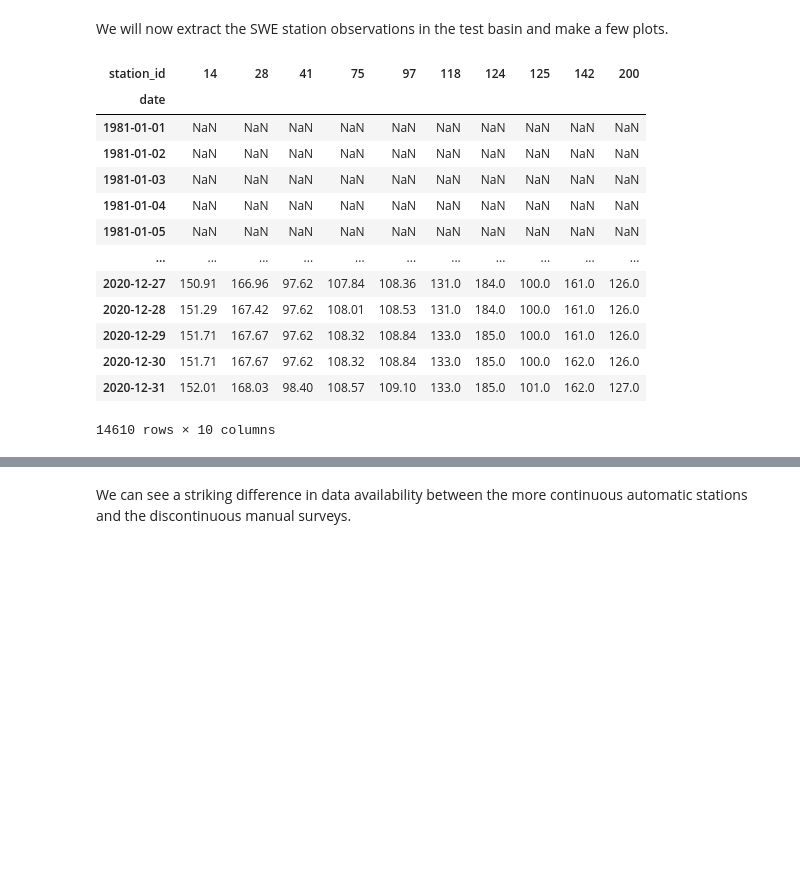
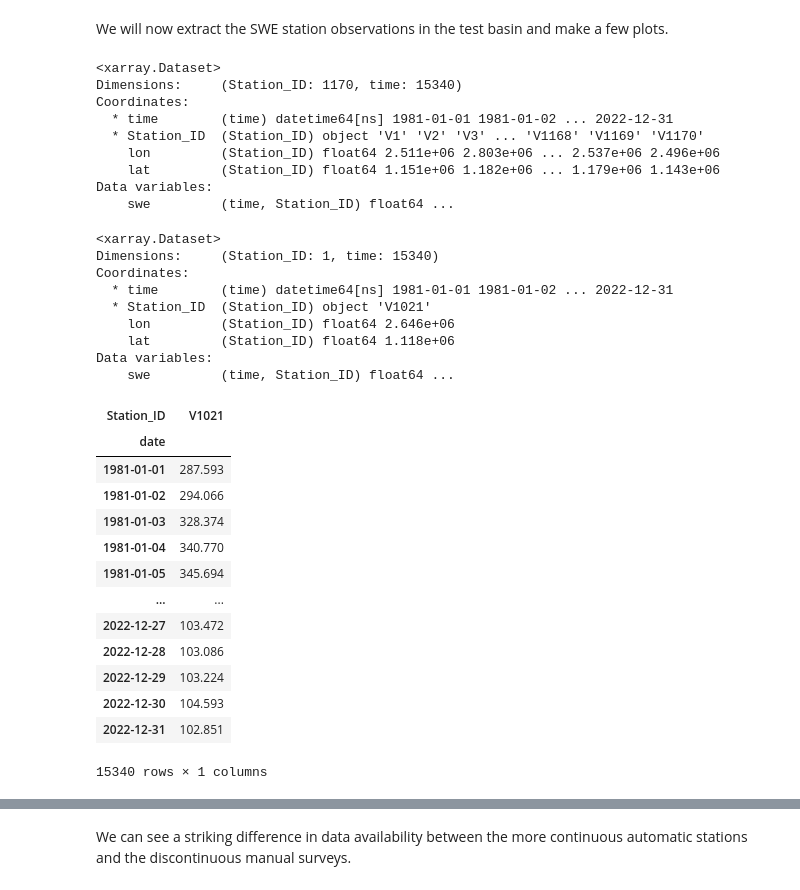
Before and after one commit to Laurin-98/FROSTBYTE_PREVAH, a Jupyter notebook: notebooks/3_SWEPreprocessing_without_P_gapfilling.ipynb, the cells around one changed output, grey strips where cells are left out. Saved outputs shown, nothing was run; the diff lists cells and outputs as text; code cells hidden in the pictures; blank space fills up the shorter version.

Commit message:
run_regime_classification.ipynb gelaufen, nival basins bestummen und 1-5 funktioniert

```diff
--- a/notebooks/3_SWEPreprocessing_without_P_gapfilling.ipynb
+++ b/notebooks/3_SWEPreprocessing_without_P_gapfilling.ipynb
@@ -113,7 +113,8 @@ logger.debug(f'percentage of observations to remove for artificial gap filling:
 # %%
 # Read SWE station observations NetCDF
 SWE_stations_ds = xr.open_dataset(settings['SWE_obs_path'])
-SWE_stations_ds = SWE_stations_ds.assign_coords({'lon':SWE_stations_ds.lon, 'lat':SWE_stations_ds.lat, 'station_id':SWE_stations_ds.station_id}).swe
+display(SWE_stations_ds)
+SWE_stations_ds = SWE_stations_ds.assign_coords({'lon':SWE_stations_ds.lon, 'lat':SWE_stations_ds.lat, 'Station_ID':SWE_stations_ds.Station_ID}).swe
 #SWE_stations_ds = SWE_stations_ds.assign_coords({'lon':SWE_stations_ds.lon, 'lat':SWE_stations_ds.lat, 'station_name':SWE_stations_ds.station_name}).snw
 SWE_stations_ds = SWE_stations_ds.to_dataset()
 
@@ -132,5 +141,5 @@ Data variables:
 # %%
-SWE_stations_ds = SWE_stations_ds.rename({"Station_ID": "station_name"})
+#SWE_stations_ds = SWE_stations_ds.rename({"Station_ID": "station_name"})
 print(SWE_stations_ds)
 # %% [output]
 <xarray.Dataset>
@@ -198,13 +206,13 @@ display(SWE_stations_gdf)
 # %%
 #LNU koordinaten in LV95 umwandeln
 # Überprüfen der Dimensionen der Datenarrays
-print(SWE_stations_ds.station_id.data.shape)
+print(SWE_stations_ds.Station_ID.data.shape)
 print(SWE_stations_ds.lon.data.shape)
 print(SWE_stations_ds.lat.data.shape)
 
 # Erstellen des DataFrames
 data = {
-    'station_id': SWE_stations_ds.station_id.data,
+    'station_id': SWE_stations_ds.Station_ID.data,
     'lon': SWE_stations_ds.lon.data,
     'lat': SWE_stations_ds.lat.data
 }
@@ -212,7 +220,7 @@ df = pd.DataFrame(data)
 
 # Erstellen der Geometrien
 geometry = [Point(xy) for xy in zip(df['lon'], df['lat'])]
-
+"""
 # Definieren des ursprünglichen Koordinatensystems (EPSG:21781)
 crs = "EPSG:21781"
 SWE_stations_gdf = gpd.GeoDataFrame(df, crs=crs, geometry=geometry)
@@ -230,6 +238,7 @@ display(SWE_stations_gdf_lv95)
 
 # Überprüfung der Koordinaten nach Umwandlung
 print("Umgewandelte Koordinaten (EPSG:2056):")
-print(SWE_stations_gdf_lv95[['geometry']])
-SWE_stations_gdf = SWE_stations_gdf_lv95
+"""
+print(SWE_stations_gdf[['geometry']])
+#SWE_stations_gdf = SWE_stations_gdf_lv95
 # %% [output]
@@ -505,6 +490,8 @@ Same comments as for the SWE map above. Note that not all meteorological station
 # %%
 # Read test basin's shapefile
 basins_gdf = gpd.read_file(settings['basins_shp_path'])
+basins_gdf = basins_gdf.rename(columns={"ID": "Station_ID"})
+basins_gdf = basins_gdf.rename(columns={"tezgnr40": "Station_Na"})
 shp_testbasin_gdf = basins_gdf.loc[basins_gdf.Station_ID == test_basin_id]
 #basins_gdf['gauge_id'] = basins_gdf['gauge_id'].astype(str)
 #shp_testbasin_gdf = basins_gdf.loc[basins_gdf.gauge_id == test_basin_id]
@@ -598,30 +563,49 @@ fig = stations_basin_map(shp_testbasin_gdf, test_basin_id, SWE_stations_in_basin
 We will now extract the SWE station observations in the test basin and make a few plots.
 # %%
 # Sub-select SWE station observations in test basin and convert to Pandas DataFrame
-SWE_testbasin_ds = SWE_stations_ds.sel(station_id = SWE_stations_in_basin["station_id"].values)
-
+display(SWE_stations_ds)
+SWE_testbasin_ds = SWE_stations_ds.sel(Station_ID = SWE_stations_in_basin["station_id"].values)
+display(SWE_testbasin_ds)
 # Convert test basin SWE data DataSet to Pandas DataFrame for further analysis
-SWE_testbasin_df = SWE_testbasin_ds.to_dataframe().drop(columns=['lon','lat','station_name']).unstack()['swe'].T
+SWE_testbasin_df = SWE_testbasin_ds.to_dataframe().drop(columns=['lon','lat',]).unstack()['swe'].T
 #SWE_testbasin_df = SWE_testbasin_ds.to_dataframe().drop(columns=['lon','lat','station_name']).unstack()['snw'].T
 SWE_testbasin_df['date'] = SWE_testbasin_df.index.normalize()
 SWE_testbasin_df = SWE_testbasin_df.set_index('date')
 
 display(SWE_testbasin_df)
 # %% [output]
+<xarray.Dataset>
+Dimensions:     (Station_ID: 1170, time: 15340)
+Coordinates:
+  * time        (time) datetime64[ns] 1981-01-01 1981-01-02 ... 2022-12-31
+  * Station_ID  (Station_ID) object 'V1' 'V2' 'V3' ... 'V1168' 'V1169' 'V1170'
+    lon         (Station_ID) float64 2.511e+06 2.803e+06 ... 2.537e+06 2.496e+06
+    lat         (Station_ID) float64 1.151e+06 1.182e+06 ... 1.179e+06 1.143e+06
+Data variables:
+    swe         (time, Station_ID) float64 ...
+<xarray.Dataset>
+Dimensions:     (Station_ID: 1, time: 15340)
+Coordinates:
+  * time        (time) datetime64[ns] 1981-01-01 1981-01-02 ... 2022-12-31
+  * Station_ID  (Station_ID) object 'V1021'
+    lon         (Station_ID) float64 2.646e+06
+    lat         (Station_ID) float64 1.118e+06
+Data variables:
+    swe         (time, Station_ID) float64 ...
-| station_id | 14 | 28 | 41 | 75 | 97 | 118 | 124 | 125 | 142 | 200 |
-| date |  |  |  |  |  |  |  |  |  |  |
-| 1981-01-01 | NaN | NaN | NaN | NaN | NaN | NaN | NaN | NaN | NaN | NaN |
-| 1981-01-02 | NaN | NaN | NaN | NaN | NaN | NaN | NaN | NaN | NaN | NaN |
-| 1981-01-03 | NaN | NaN | NaN | NaN | NaN | NaN | NaN | NaN | NaN | NaN |
-| 1981-01-04 | NaN | NaN | NaN | NaN | NaN | NaN | NaN | NaN | NaN | NaN |
-| 1981-01-05 | NaN | NaN | NaN | NaN | NaN | NaN | NaN | NaN | NaN | NaN |
-| ... | ... | ... | ... | ... | ... | ... | ... | ... | ... | ... |
-| 2020-12-27 | 150.91 | 166.96 | 97.62 | 107.84 | 108.36 | 131.0 | 184.0 | 100.0 | 161.0 | 126.0 |
-| 2020-12-28 | 151.29 | 167.42 | 97.62 | 108.01 | 108.53 | 131.0 | 184.0 | 100.0 | 161.0 | 126.0 |
-| 2020-12-29 | 151.71 | 167.67 | 97.62 | 108.32 | 108.84 | 133.0 | 185.0 | 100.0 | 161.0 | 126.0 |
-| 2020-12-30 | 151.71 | 167.67 | 97.62 | 108.32 | 108.84 | 133.0 | 185.0 | 100.0 | 162.0 | 126.0 |
-| 2020-12-31 | 152.01 | 168.03 | 98.40 | 108.57 | 109.10 | 133.0 | 185.0 | 101.0 | 162.0 | 127.0 |
+| Station_ID | V1021 |
+| date |  |
+| 1981-01-01 | 287.593 |
+| 1981-01-02 | 294.066 |
+| 1981-01-03 | 328.374 |
+| 1981-01-04 | 340.770 |
+| 1981-01-05 | 345.694 |
+| ... | ... |
+| 2022-12-27 | 103.472 |
+| 2022-12-28 | 103.086 |
+| 2022-12-29 | 103.224 |
+| 2022-12-30 | 104.593 |
+| 2022-12-31 | 102.851 |
-14610 rows × 10 columns
+15340 rows × 1 columns
 # %%
 # Plot timeseries of SWE station observations in the test basin
 fig = plt.figure(figsize=(8,3))
```
Also changed, not shown: parts of 19 cells of this notebook, 32 other files.
